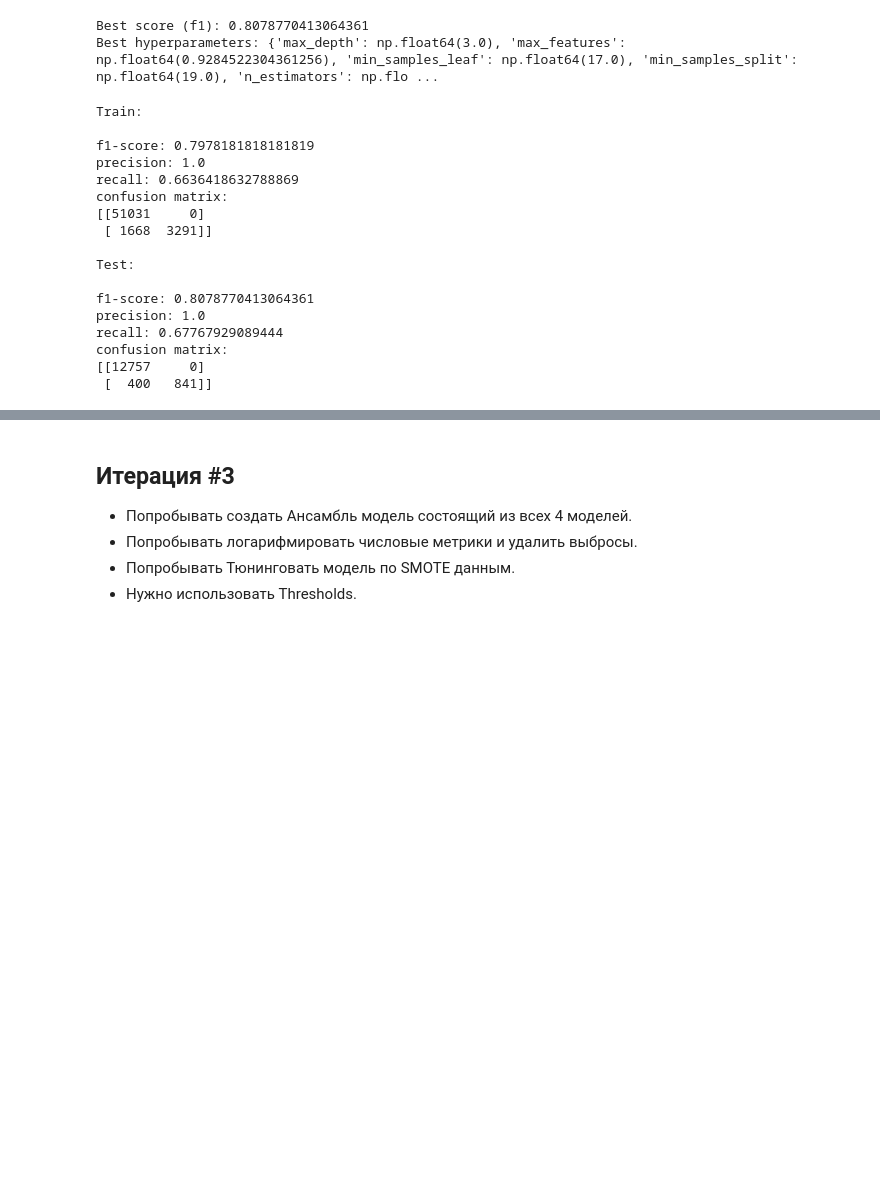
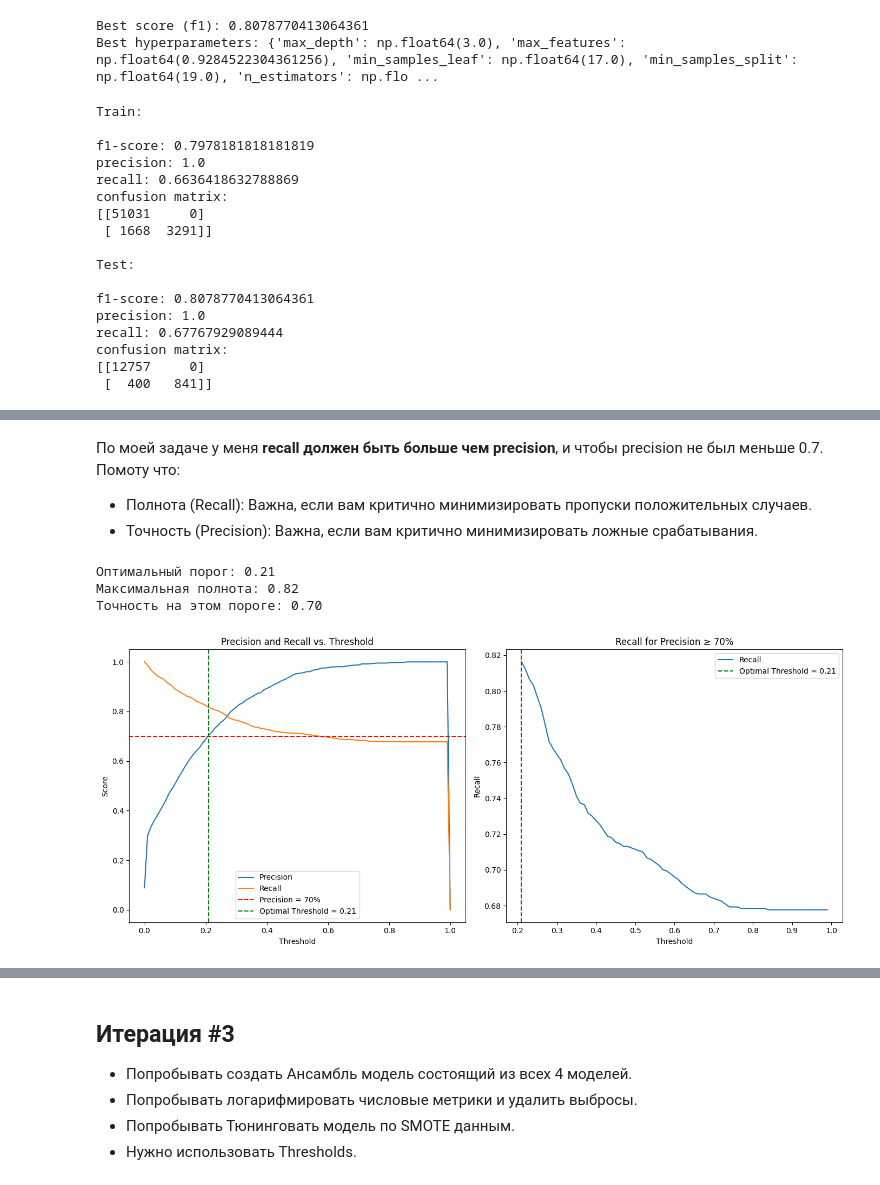
Before and after one commit to AibekDS/Diabetes-Prediction, a Jupyter notebook: main.ipynb, the cells around one changed output, grey strips where cells are left out. Cells and saved outputs as stored; diff of their text form; code cells hidden in the pictures; blank space fills up the shorter version.

Commit message:
End Iteration 2
- chose the best model

```diff
--- a/main.ipynb
+++ b/main.ipynb
@@ -1526,0 +1668,7 @@ confusion matrix:
+# %%
+threshold = 0.3
+
+probs = xgb_model.predict_proba(X_test)[:, 1]
+y_test_pred = (probs >= threshold).astype(int)
+
+metrics_print(y_test, y_test_pred)
@@ -1526,0 +1682,72 @@ confusion matrix:
+# %% [markdown]
+По моей задаче у меня **recall должен быть больше чем precision**, и чтобы precision не был меньше 0.7. Помоту что:
+* Полнота (Recall): Важна, если вам критично минимизировать пропуски положительных случаев.
+* Точность (Precision): Важна, если вам критично минимизировать ложные срабатывания.
+# %%
+# Получение вероятностей
+probs = xgb_model.predict_proba(X_test)[:, 1]
+
+# Определите диапазон порогов
+thresholds = np.linspace(0, 1, 101)
+
+# Словари для хранения метрик
+precisions = []
+recalls = []
+
+for threshold in thresholds:
+    y_test_pred = (probs >= threshold).astype(int)
+    precision = metrics.precision_score(y_test, y_test_pred, zero_division=0)
+    recall = metrics.recall_score(y_test, y_test_pred)
+    precisions.append(precision)
+    recalls.append(recall)
+
+# Преобразуем списки в numpy массивы для удобства
+precisions = np.array(precisions)
+recalls = np.array(recalls)
+thresholds = np.array(thresholds)
+
+# Найдите порог, при котором precision >= 70% и recall максимален
+valid_indices = np.where(precisions >= 0.7)
+optimal_idx = valid_indices[0][np.argmax(recalls[valid_indices])]
+optimal_threshold = thresholds[optimal_idx]
+max_recall = recalls[optimal_idx]
+min_precision = precisions[optimal_idx]
+
+print(f"Оптимальный порог: {optimal_threshold:.2f}")
+print(f"Максимальная полнота: {max_recall:.2f}")
+print(f"Точность на этом пороге: {min_precision:.2f}")
+
+# Визуализация
+plt.figure(figsize=(14, 6))
+
+# График точности и полноты
+plt.subplot(1, 2, 1)
+plt.plot(thresholds, precisions, label='Precision')
+plt.plot(thresholds, recalls, label='Recall')
+plt.axhline(y=0.7, color='r', linestyle='--', label='Precision = 70%')
+plt.axvline(x=optimal_threshold, color='g', linestyle='--', label=f'Optimal Threshold = {optimal_threshold:.2f}')
+plt.xlabel('Threshold')
+plt.ylabel('Score')
+plt.title('Precision and Recall vs. Threshold')
+plt.legend()
+
+# График Recall при Precision ≥ 70%
+plt.subplot(1, 2, 2)
+plt.plot(thresholds[valid_indices], recalls[valid_indices], label='Recall')
+plt.axvline(x=optimal_threshold, color='g', linestyle='--', label=f'Optimal Threshold = {optimal_threshold:.2f}')
+plt.xlabel('Threshold')
+plt.ylabel('Recall')
+plt.title('Recall for Precision ≥ 70%')
+plt.legend()
+
+plt.tight_layout()
+plt.show()
+
+# Отобразите метрики для выбранного порога
+y_test_pred_optimal = (probs >= optimal_threshold).astype(int)
+metrics_print(y_test, y_test_pred_optimal)
+# %% [output]
+Оптимальный порог: 0.21
+Максимальная полнота: 0.82
+Точность на этом пороге: 0.70
+[figure, added]
```
Also changed, not shown: parts of 37 cells of this notebook.
